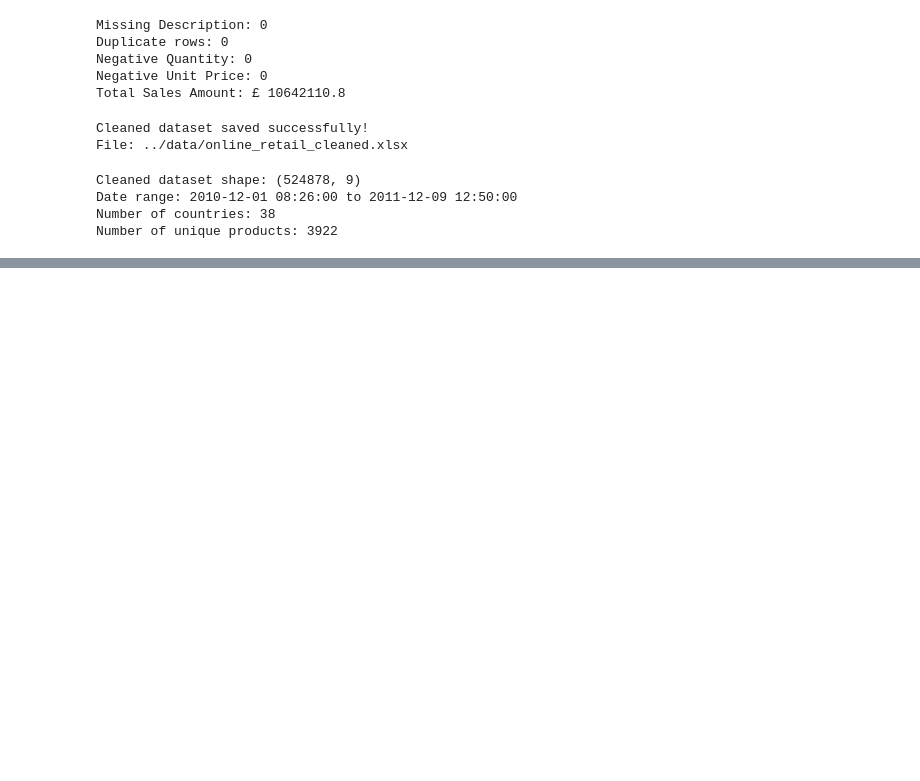
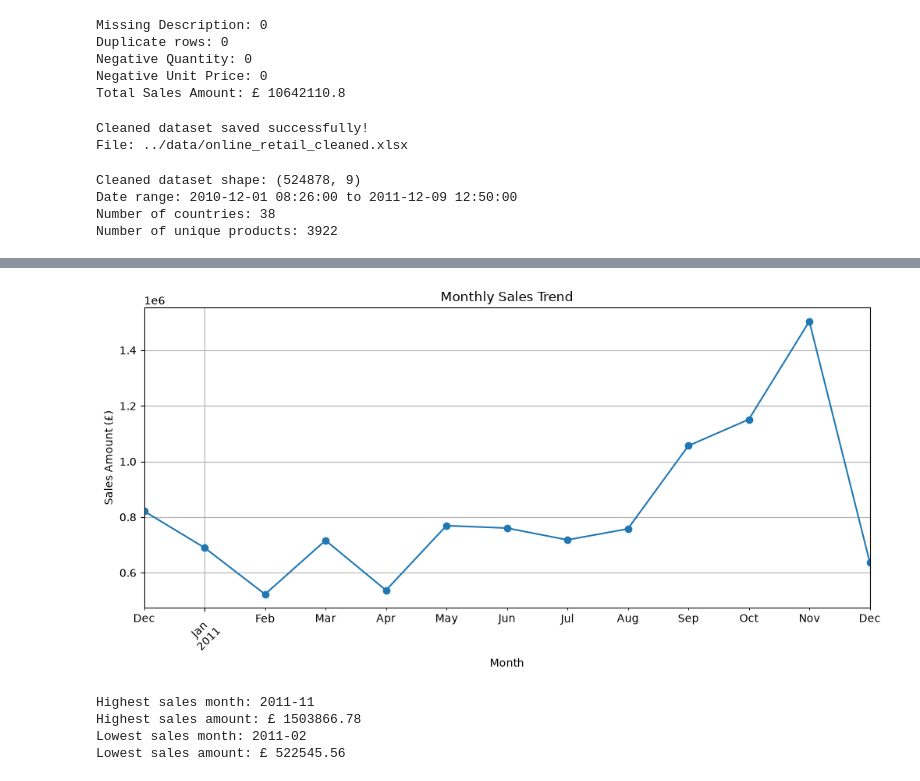
Before and after one commit to jithin2001-ux/git-github-basics, a Jupyter notebook: notebooks/sales_analysis.ipynb.ipynb, the cells around one changed output, grey strips where cells are left out. Drawn from its saved outputs; the diff is of its cells as text; code cells hidden in the pictures; blank space fills up the shorter version.

```diff
--- a/notebooks/sales_analysis.ipynb.ipynb
+++ b/notebooks/sales_analysis.ipynb.ipynb
@@ -190,0 +258,9 @@ Number of unique products: 3922
+# %%
+# Monthly Sales Trend
+
+clean_df["YearMonth"] = clean_df["InvoiceDate"].dt.to_period("M")
+
+monthly_sales = clean_df.groupby("YearMonth")["SalesAmount"].sum()
+
+print("Monthly Sales:")
+print(monthly_sales)
@@ -190,0 +284,32 @@ Number of unique products: 3922
+# %%
+# Plot monthly sales trend
+
+plt.figure(figsize=(12, 5))
+
+monthly_sales.plot(kind="line", marker="o")
+
+plt.title("Monthly Sales Trend")
+plt.xlabel("Month")
+plt.ylabel("Sales Amount (£)")
+plt.xticks(rotation=45)
+plt.grid(True)
+
+plt.show()
+# %% [output]
+[figure, added]
+# %%
+# Highest and Lowest Sales Months
+
+highest_month = monthly_sales.idxmax()
+lowest_month = monthly_sales.idxmin()
+
+print("Highest sales month:", highest_month)
+print("Highest sales amount: £", round(monthly_sales.max(), 2))
+
+print("Lowest sales month:", lowest_month)
+print("Lowest sales amount: £", round(monthly_sales.min(), 2))
+# %% [output]
+Highest sales month: 2011-11
+Highest sales amount: £ 1503866.78
+Lowest sales month: 2011-02
+Lowest sales amount: £ 522545.56
```
Also changed, not shown: parts of 13 cells of this notebook, 10 other files.
